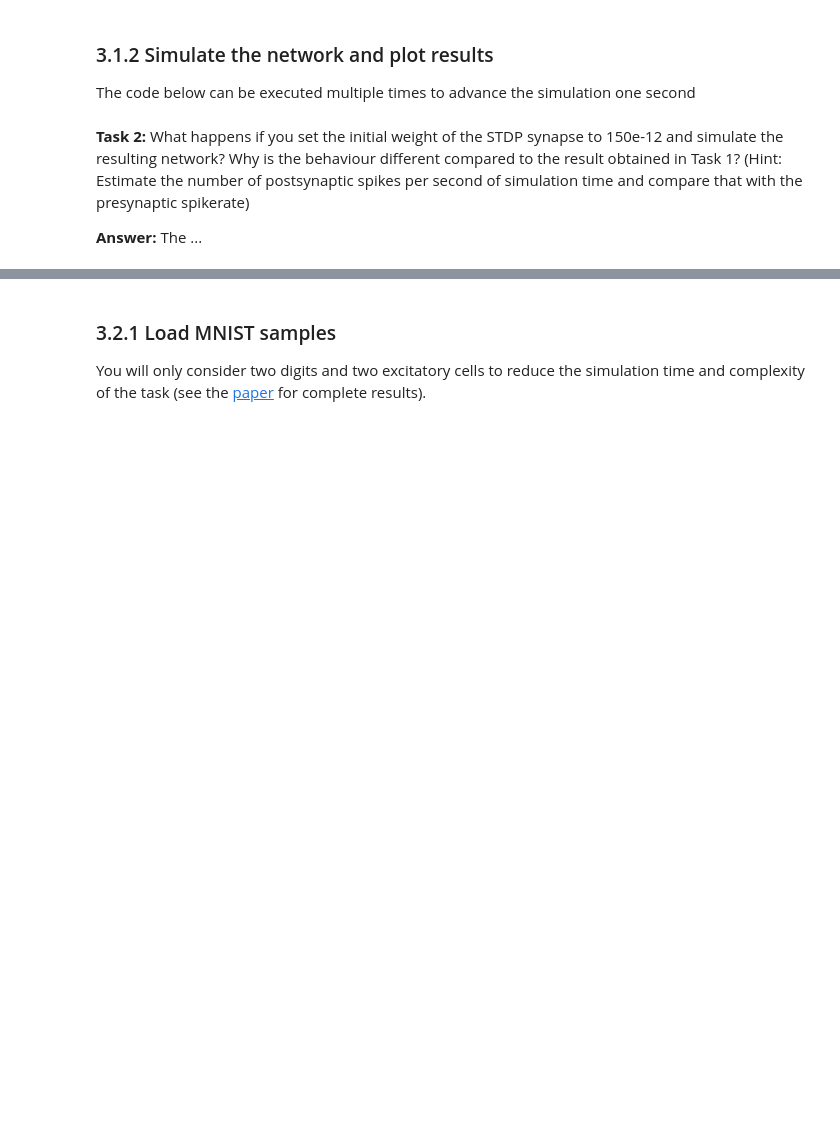
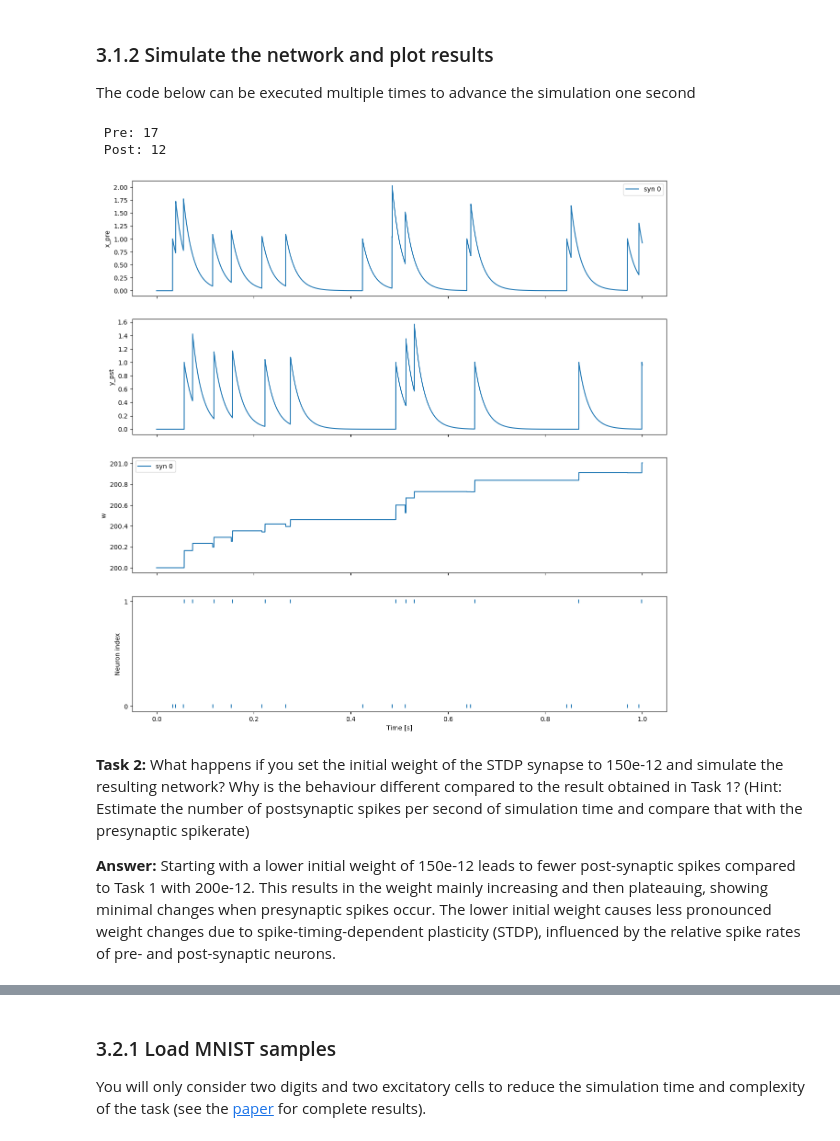
Before and after one commit to 1Ahm1/d7046e-snn2, a Jupyter notebook: SNN-Excercise-2-group1.ipynb, the cells around one changed output, grey strips where cells are left out. Drawn from its saved outputs; the diff is of its cells as text; code cells hidden in the pictures; blank space fills up the shorter version.

Commit message:
tasks_need to be checked and answer Q8

```diff
--- a/SNN-Excercise-2-group1.ipynb
+++ b/SNN-Excercise-2-group1.ipynb
@@ -187,14 +187,14 @@ def update(dt, t, neurons, connections):
 n0 = poisson_neuron(20)
 
 # LIF neuron with one STDP synapse
-n_stdp = lif_stdp_neuron( ... )
-n_stdp['w_syn'][0] = ...
+n_stdp = lif_stdp_neuron(1, gamma=10, w_min=0, w_max=300e-12)  # 1 STDP synapse, gamma=10, soft bounds on weight
+n_stdp['w_syn'][0] = 200e-12  # Initial weight of the STDP synapse
 
 # Neuron population
 neurons = [n0, n_stdp]
 
 # Connect n0 to n_stdp
-connections = [...]   # [post,syn,pre], see former SNN exercise
+connections = [[1, 0, 0]]  # [post, syn, pre]
 
 # Init time coordinate and stepsize
 t = 0
@@ -204,44 +204,68 @@ dt = 1e-4
 
 The code below can be executed multiple times to advance the simulation one second
 # %%
+# Initialize variables for storing data
 t0 = t
-tv = []
-x = []
-y = []
-w = []
-t_spike = []
-n_spike = []
+tv = []         # List to store time values
+x = []          # List to store pre-synaptic traces
+y = []          # List to store post-synaptic traces
+w = []          # List to store synaptic weights
+t_spike = []    # List to store spike times
+n_spike = []    # List to store neuron indices that spiked
 
-while t < t0+1:
+# Simulate the network for one second
+while t < t0 + 1:
 
+    # Update the network state for each timestep
     spikes = update(dt, t, neurons, connections)
 
-    # Store membrane potentials needed for plotting/analysis
+    # Store membrane potentials and spike information for analysis and plotting
     tv.append(t)
-    x.append(list(n_stdp['x_pre']))
-    y.append(n_stdp['y_pst'])
-    w.append(list(n_stdp['w_syn']/1e-12))
+    x.append(list(n_stdp['x_pre']))  # Store pre-synaptic traces
+    y.append(n_stdp['y_pst'])        # Store post-synaptic trace
+    w.append(list(n_stdp['w_syn'] / 1e-12))  # Store synaptic weights (converted to picoamps)
 
-    # Store spikes needed for plotting/analysis
-    if len(spikes)>0:
+    # Store spikes
+    if len(spikes) > 0:
         for s in spikes:
-            t_spike.append(t)
-            n_spike.append(s)
+            t_spike.append(t)   # Store spike time
+            n_spike.append(s)   # Store neuron index that spiked
 
-    # Timestep completed
+    # Move to the next timestep
     t += dt
 
+# Plot the results
 plt.rcParams['figure.figsize'] = [15, 15]
-fig,(ax1,ax2,ax3,ax4) = plt.subplots(4,1, sharex=True)
-ax1.plot(tv,x); ax1.set_ylabel('x_pre'); ax1.legend(['syn 0'])
-ax2.plot(tv,y); ax2.set_ylabel('y_pst')
-ax3.plot(tv,w); ax3.set_ylabel('w'); ax3.legend(['syn 0'])
-rasterplot(ax4, t_spike, n_spike,'Time [s]','Neuron index')
-#fig.savefig('stdp_example.pdf',format='pdf')
+fig, (ax1, ax2, ax3, ax4) = plt.subplots(4, 1, sharex=True)
 
-#print(n_spike.count(0))
-#print(n_spike.count(1))
+# Plot pre-synaptic traces
+ax1.plot(tv, x)
+ax1.set_ylabel('x_pre')
+ax1.legend(['syn 0'])
+
+# Plot post-synaptic trace
+ax2.plot(tv, y)
+ax2.set_ylabel('y_pst')
+
+# Plot synaptic weights
+ax3.plot(tv, w)
+ax3.set_ylabel('w')
+ax3.legend(['syn 0'])
+
+# Plot raster plot of spikes
+rasterplot(ax4, t_spike, n_spike, 'Time [s]', 'Neuron index')
+
+# Save the figure
+# fig.savefig('stdp_example.pdf', format='pdf')
+
+# Print the count of pre- and post-synaptic spikes
+print(f' Pre: {n_spike.count(0)}')
+print(f' Post: {n_spike.count(1)}')
+# %% [output]
+ Pre: 17
+ Post: 12
+[figure, added]
 # %% [markdown]
 **Task 2:** What happens if you set the initial weight of the STDP synapse to 150e-12 and simulate the resulting network? Why is the behaviour different compared to the result obtained in Task 1? (Hint: Estimate the number of postsynaptic spikes per second of simulation time and compare that with the presynaptic spikerate)
 
-**Answer:** The ...
+**Answer:** Starting with a lower initial weight of 150e-12 leads to fewer post-synaptic spikes compared to Task 1 with 200e-12. This results in the weight mainly increasing and then plateauing, showing minimal changes when presynaptic spikes occur. The lower initial weight causes less pronounced weight changes due to spike-timing-dependent plasticity (STDP), influenced by the relative spike rates of pre- and post-synaptic neurons.
```
Also changed, not shown: parts of 12 cells of this notebook, 8 other files.
